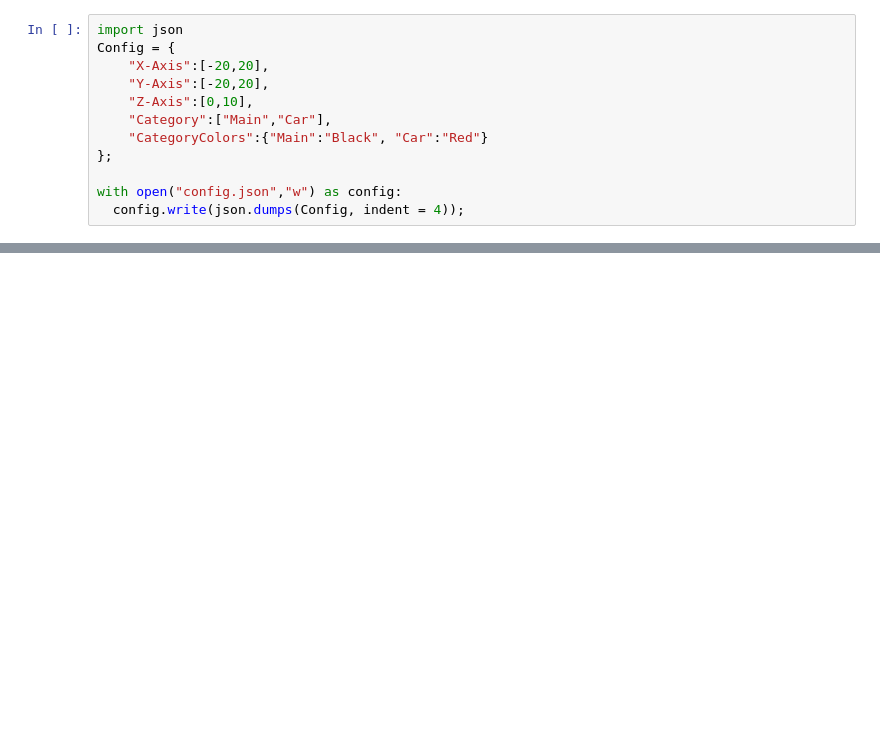
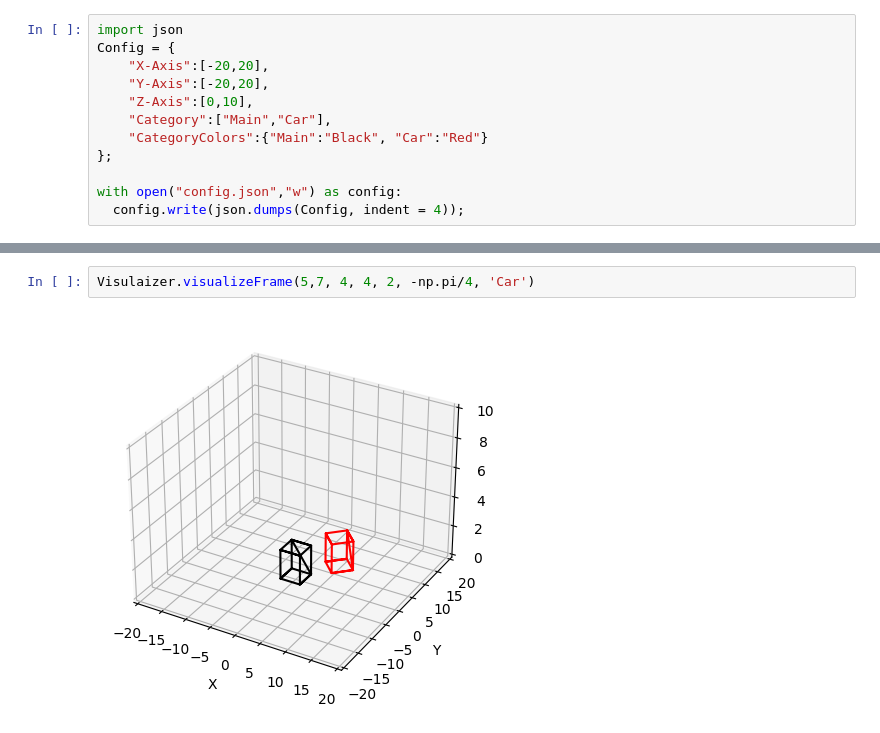
Before and after one commit to jackaboy7981/360Vision, a Jupyter notebook: 360VisionMain.ipynb, the cells around one changed output, grey strips where cells are left out. Saved outputs shown, nothing was run; the diff lists cells and outputs as text; blank space fills up the shorter version.

Commit message:
Testing visualizer in colab

```diff
--- a/360VisionMain.ipynb
+++ b/360VisionMain.ipynb
@@ -26,0 +38,4 @@ Receiving objects: 100% (5/5), done.
+# %%
+Visulaizer.visualizeFrame(5,7, 4, 4, 2, -np.pi/4, 'Car')
+# %% [output]
+[figure, added]
```
Also changed, not shown: parts of 7 cells of this notebook.
